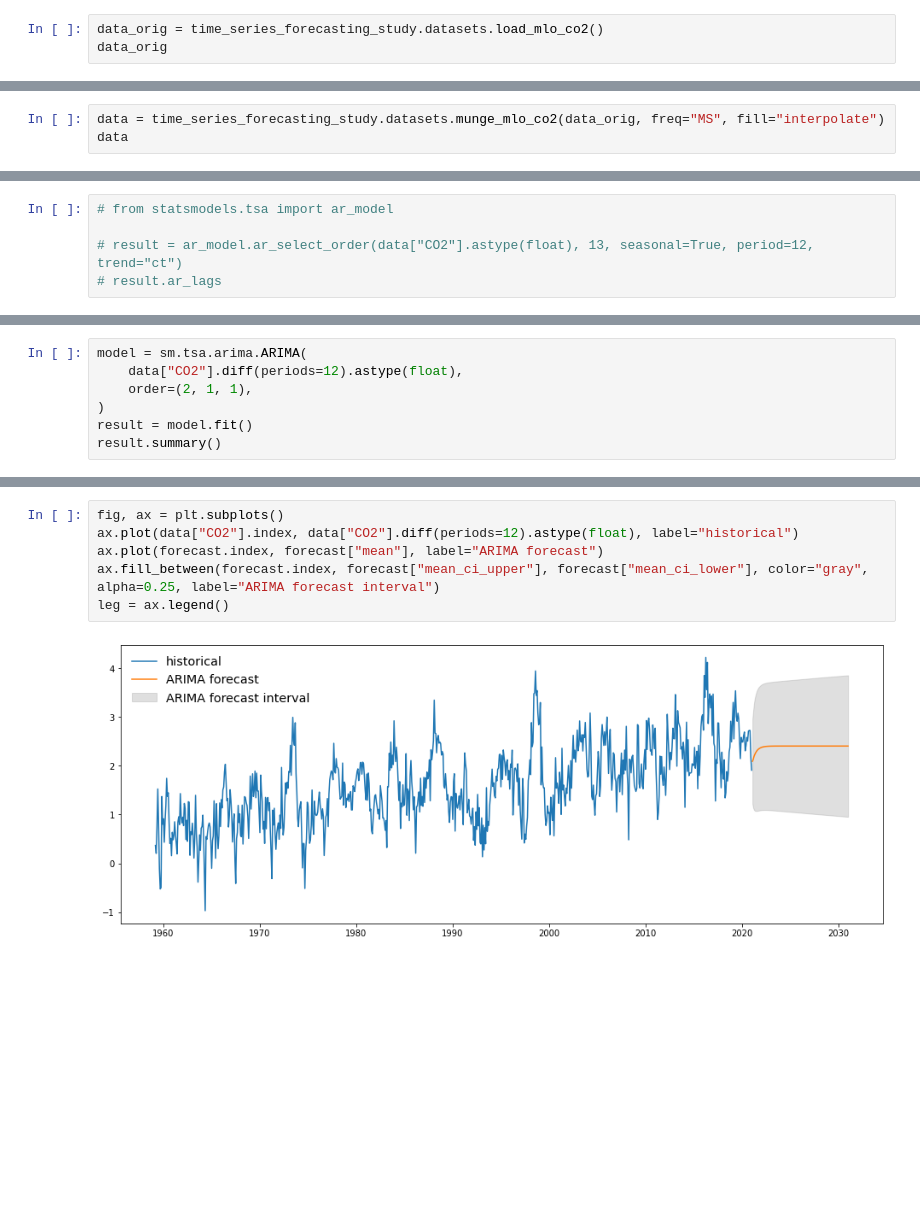
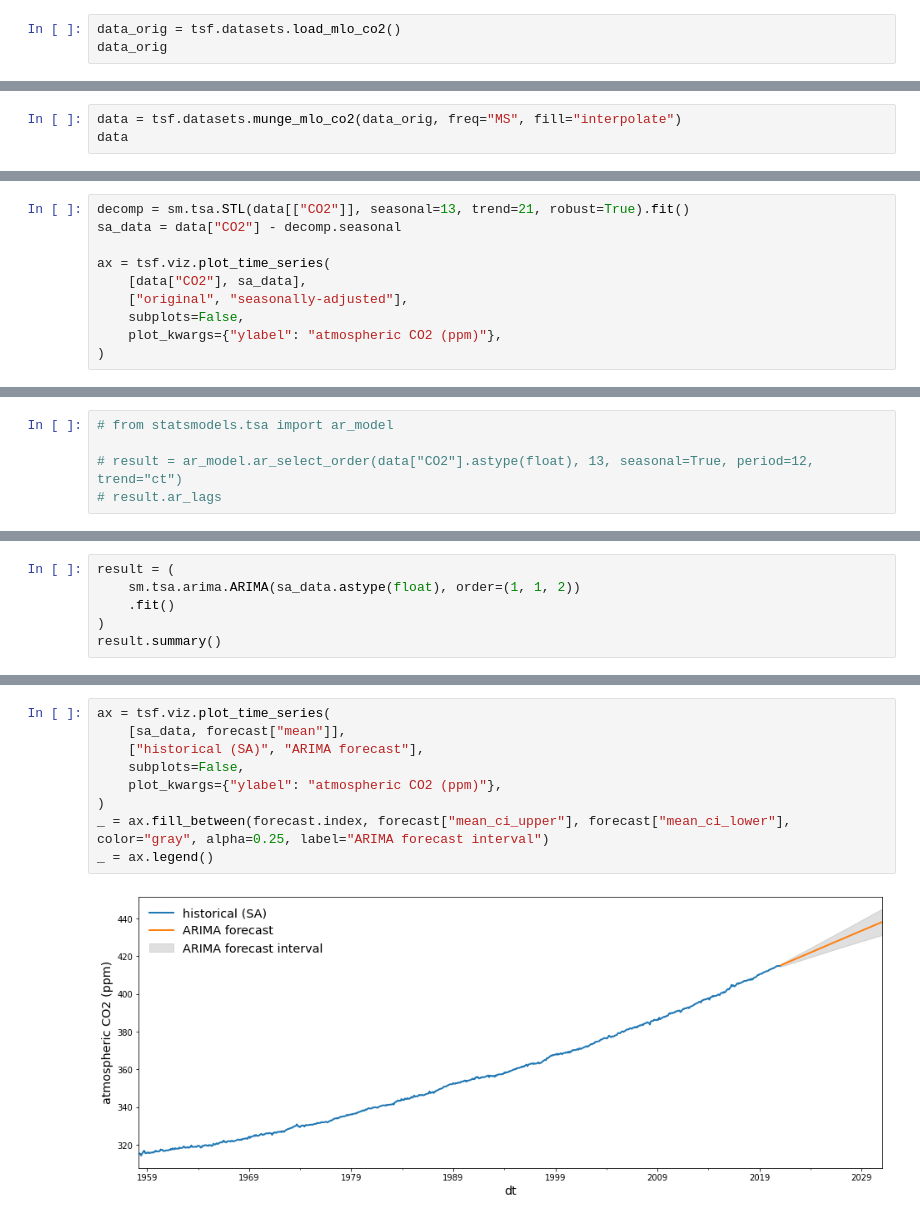
Before and after one commit to bdewilde/data-dives, a Jupyter notebook: notebooks/time-series-forecasting-basics.ipynb, the cells around one changed output, grey strips where cells are left out. Drawn from its saved outputs; the diff is of its cells as text; blank space fills up the shorter version.

```diff
--- a/notebooks/time-series-forecasting-basics.ipynb
+++ b/notebooks/time-series-forecasting-basics.ipynb
@@ -64,7 +61,7 @@ Lastly, it's worth noting that our forecast will not be "good" because it violat
 
 First, let's download daily in-situ CO2 concentration measurements from 1958 – Present, via Scipps. We leave the "raw" dataset as-is, except for skipping the first ~30 rows, where the researchers have included dataset metadata that breaks the CSV format.
 # %%
-data_orig = time_series_forecasting_study.datasets.load_mlo_co2()
+data_orig = tsf.datasets.load_mlo_co2()
 data_orig
 # %% [output]
 |  | % Yr | Mn | Dy | CO2 | NB | scale |
@@ -100,5 +97,5 @@ In some cases, we might also like to transform the values in order to remove kno
 # %%
-data = time_series_forecasting_study.datasets.munge_mlo_co2(data_orig, freq="MS", fill="interpolate")
+data = tsf.datasets.munge_mlo_co2(data_orig, freq="MS", fill="interpolate")
 data
 # %% [output]
 |  | CO2 |
@@ -575,0 +618,10 @@ The other parameters (constant $c$, $\phi_{1 ... p}$,$\theta_{1 ... q}$) are est
+# %%
+decomp = sm.tsa.STL(data[["CO2"]], seasonal=13, trend=21, robust=True).fit()
+sa_data = data["CO2"] - decomp.seasonal
+
+ax = tsf.viz.plot_time_series(
+    [data["CO2"], sa_data],
+    ["original", "seasonally-adjusted"],
+    subplots=False,
+    plot_kwargs={"ylabel": "atmospheric CO2 (ppm)"},
+)
@@ -608,9 +676,8 @@ Looks like we'll probably want $p$ of 1 or 2 and $q$ of 1. We can just fit model
 # %%
-model = sm.tsa.arima.ARIMA(
-    data["CO2"].diff(periods=12).astype(float),
-    order=(2, 1, 1),
+result = (
+    sm.tsa.arima.ARIMA(sa_data.astype(float), order=(1, 1, 2))
+    .fit()
 )
-result = model.fit()
 result.summary()
 # %% [output]
 SARIMAX Results
@@ -645,9 +712,12 @@ forecast.head()
 # %%
-fig, ax = plt.subplots()
-ax.plot(data["CO2"].index, data["CO2"].diff(periods=12).astype(float), label="historical")
-ax.plot(forecast.index, forecast["mean"], label="ARIMA forecast")
-ax.fill_between(forecast.index, forecast["mean_ci_upper"], forecast["mean_ci_lower"], color="gray", alpha=0.25, label="ARIMA forecast interval")
-leg = ax.legend()
+ax = tsf.viz.plot_time_series(
+    [sa_data, forecast["mean"]],
+    ["historical (SA)", "ARIMA forecast"],
+    subplots=False,
+    plot_kwargs={"ylabel": "atmospheric CO2 (ppm)"},
+)
+_ = ax.fill_between(forecast.index, forecast["mean_ci_upper"], forecast["mean_ci_lower"], color="gray", alpha=0.25, label="ARIMA forecast interval")
+_ = ax.legend()
 # %% [output]
-[figure, old version]
+[figure, new version]
 # %% [markdown]
```
Also changed, not shown: parts of 81 cells of this notebook.
